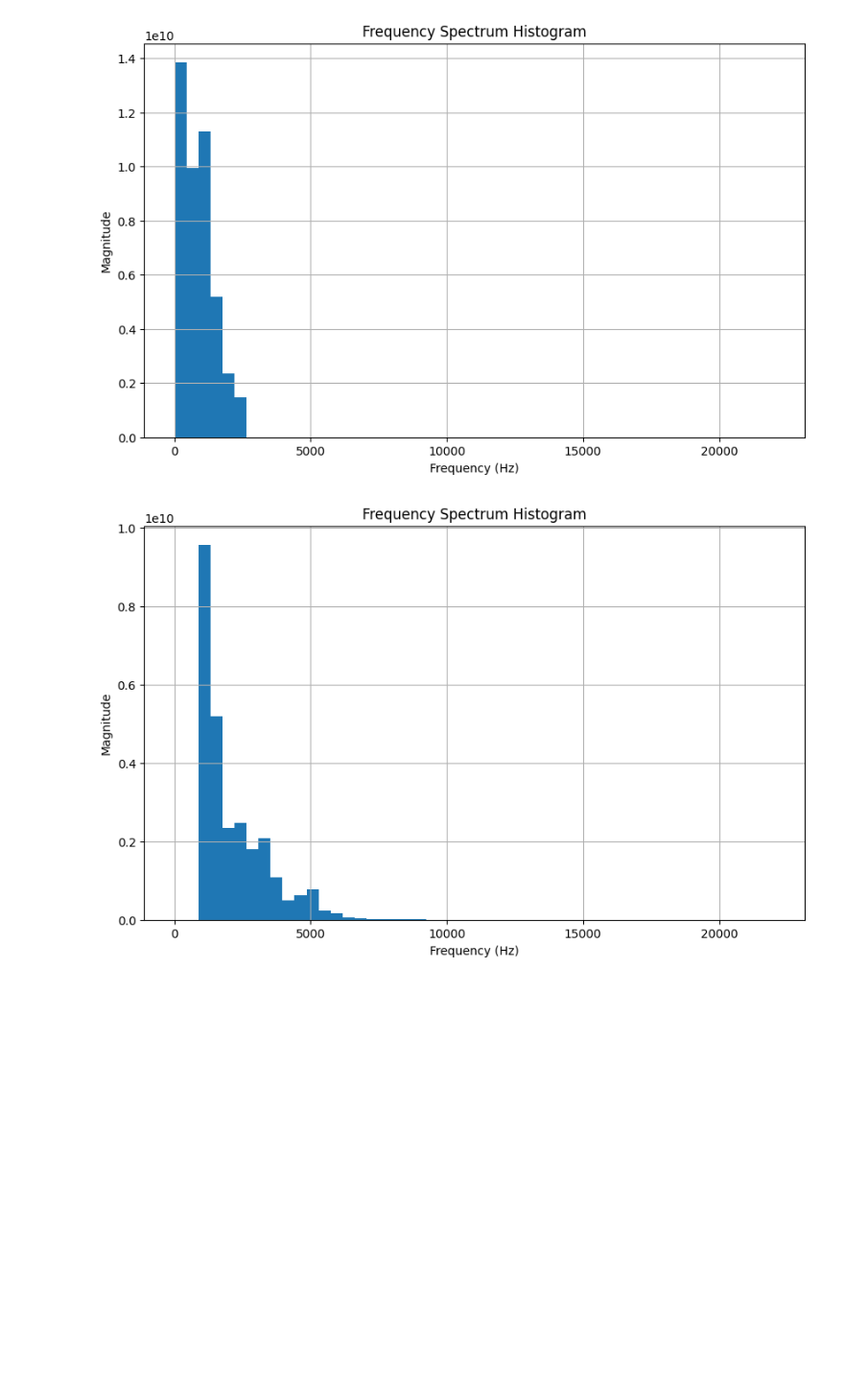
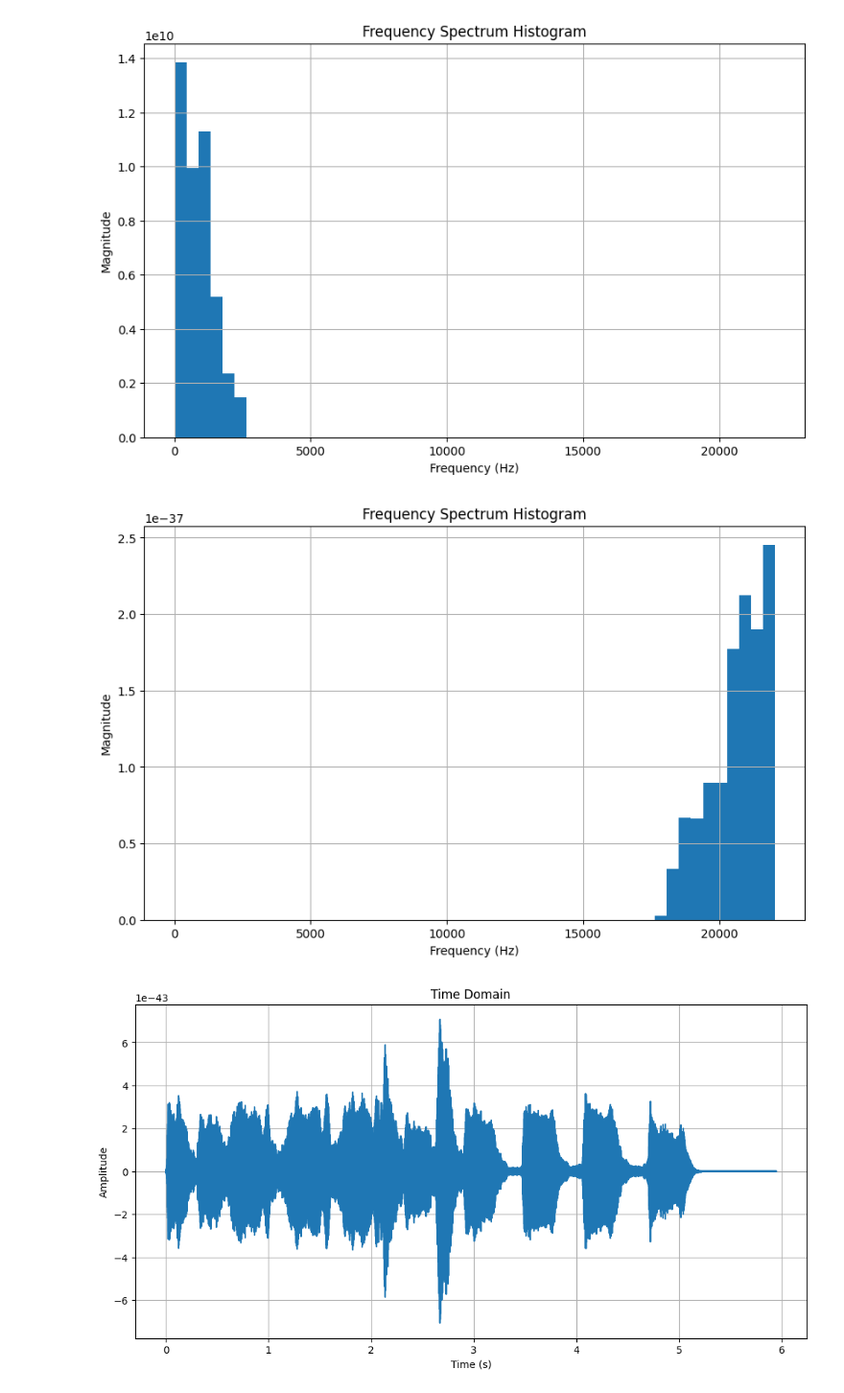
Before and after one commit to KazysV/sap, a Jupyter notebook: 2sap/main.ipynb, the cells around one changed output. Shown at 96% size. Cells and saved outputs as stored; diff of their text form; code cells hidden in the pictures; blank space fills up the shorter version.

```diff
--- a/2sap/main.ipynb
+++ b/2sap/main.ipynb
@@ -153,7 +153,7 @@ def plot_frequency_domain(signal, sampling_rate,outputfile):
     plt.savefig(outputfile)
     plt.show()
 # %%
-def plot_time_domain(signal, sampling_rate):
+def plot_time_domain(signal, sampling_rate,output):
     # Generate the time axis
     N = len(signal)
     t = np.arange(N) / sampling_rate
@@ -165,6 +165,7 @@ def plot_time_domain(signal, sampling_rate):
     plt.xlabel('Time (s)')
     plt.ylabel('Amplitude')
     plt.grid()
+    plt.savefig(output)
     plt.show()
 # %%
 plot_time_domain(signal[:16384], sample_rate)
@@ -441,7 +434,12 @@ result = high_pass_filter(check_length(signal), 10000, sample_rate)
 result = band_pass_filter(check_length(signal), sample_rate, (0, 2500))
 # %% [output]
 [figure]
-# %%
-result = band_pass_filter(check_length(signal), sample_rate, (1000, 10000))
-# %% [output]
-[figure, removed]
+# %%
+result = band_pass_filter(check_length(signal), sample_rate, (18000, 25000),output='report/high_pass_filtered_spectrum_histogram.png')
+
+output_sound(result, sample_rate, sample_width, channels)
+
+plot_time_domain(result, sample_rate,output='report/high_pass_time_domain.png')
+# %% [output]
+[figure, added]
+[figure, added]
```
Also changed, not shown: parts of 14 cells of this notebook, 46 other files.
